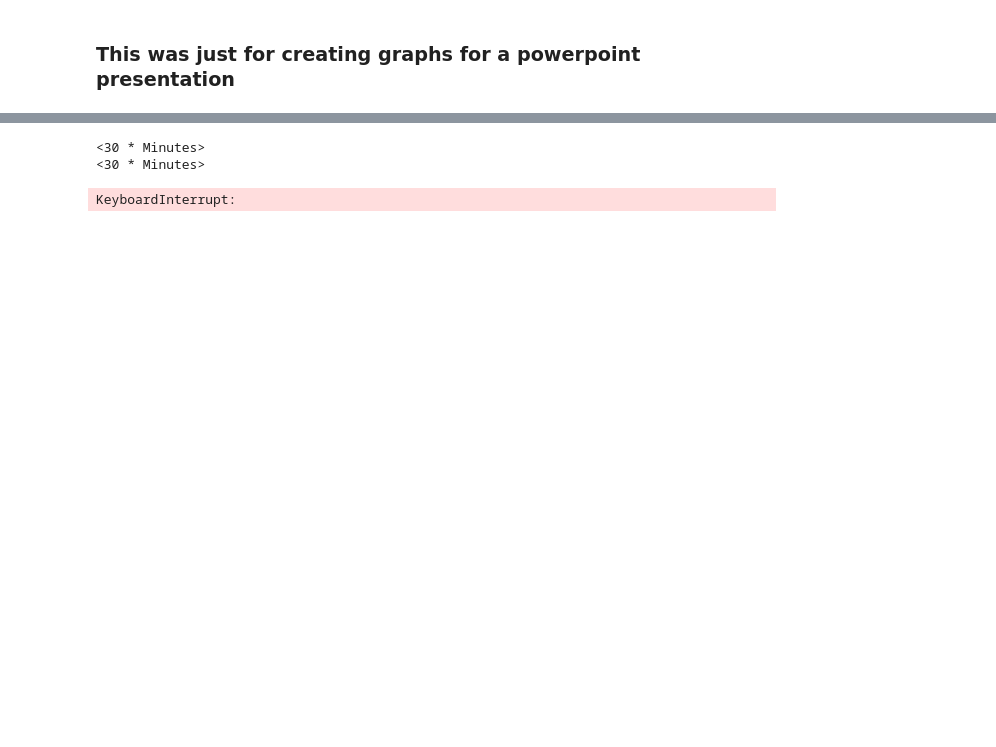
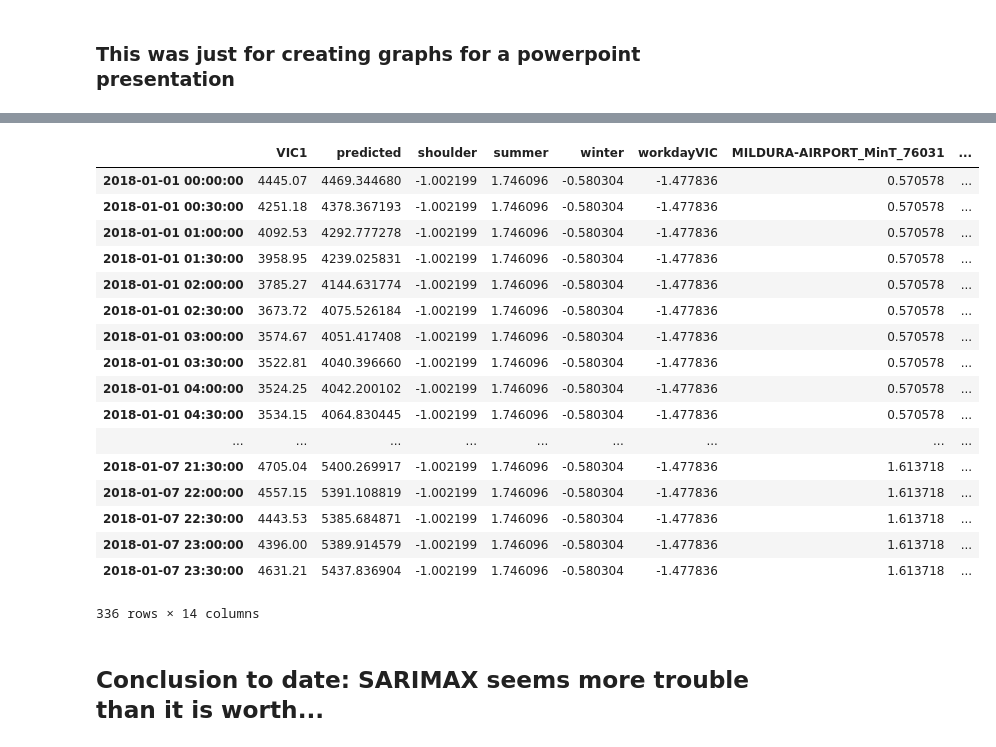
Before and after one commit to pat-hearps/elec-forecast-NEM-GA, a Jupyter notebook: Elec/modelling-analysis/SARIMAX.ipynb, the cells around one changed output, grey strips where cells are left out. Cells and saved outputs as stored; diff of their text form; code cells hidden in the pictures; blank space fills up the shorter version.

```diff
--- a/Elec/modelling-analysis/SARIMAX.ipynb
+++ b/Elec/modelling-analysis/SARIMAX.ipynb
@@ -309,0 +290,3 @@ def test_stationarity(timeseries):
+# %%
+x_test = dfroll[dfroll.index.year == 2018].iloc[:,2:]
+x_test.head(3)
@@ -309,0 +299,3 @@ def test_stationarity(timeseries):
+# %%
+x_test = x_test.iloc[:48*7,:]
+x_test.tail(3)
@@ -309,0 +308,4 @@ def test_stationarity(timeseries):
+# %%
+%%time
+yhat = model.predict(start=X_train.index.max()+1, end=X_train.index.max()+48*7, exog=x_test)
+yhat
@@ -320,6 +323,0 @@ vfeatures.head()
-# %%
-print(target.index.freq)
-print(vfeatures.index.freq)
-# %% [output]
-<30 * Minutes>
-<30 * Minutes>
@@ -332,9 +323,0 @@ y_test = target[target.index.year == 2018]
-# %%
-%%time
-
-# Fit the model
-mod = sm.tsa.statespace.SARIMAX(endog=Y_train, exog=X_train, order=(1,1,1), seasonal_order=(1,0,0,48))
-res = mod.fit(disp=False)
-print(res.summary())
-# %% [output]
-KeyboardInterrupt:
@@ -345,3 +323,0 @@ KeyboardInterrupt:
-# %%
-%%time
-yhat = res.predict(start=newtarget.index.min(), end=newtarget.index.max())
@@ -365,2 +324,26 @@ newtarget
+# %%
+dfroll.loc[yhat.index,'predicted'] = yhat
+dfroll.loc[yhat.index]
+# %% [output]
+|  | VIC1 | predicted | shoulder | summer | winter | workdayVIC | MILDURA-AIRPORT_MinT_76031 | ... |
+| 2018-01-01 00:00:00 | 4445.07 | 4469.344680 | -1.002199 | 1.746096 | -0.580304 | -1.477836 | 0.570578 | ... |
+| 2018-01-01 00:30:00 | 4251.18 | 4378.367193 | -1.002199 | 1.746096 | -0.580304 | -1.477836 | 0.570578 | ... |
+| 2018-01-01 01:00:00 | 4092.53 | 4292.777278 | -1.002199 | 1.746096 | -0.580304 | -1.477836 | 0.570578 | ... |
+| 2018-01-01 01:30:00 | 3958.95 | 4239.025831 | -1.002199 | 1.746096 | -0.580304 | -1.477836 | 0.570578 | ... |
+| 2018-01-01 02:00:00 | 3785.27 | 4144.631774 | -1.002199 | 1.746096 | -0.580304 | -1.477836 | 0.570578 | ... |
+| 2018-01-01 02:30:00 | 3673.72 | 4075.526184 | -1.002199 | 1.746096 | -0.580304 | -1.477836 | 0.570578 | ... |
+| 2018-01-01 03:00:00 | 3574.67 | 4051.417408 | -1.002199 | 1.746096 | -0.580304 | -1.477836 | 0.570578 | ... |
+| 2018-01-01 03:30:00 | 3522.81 | 4040.396660 | -1.002199 | 1.746096 | -0.580304 | -1.477836 | 0.570578 | ... |
+| 2018-01-01 04:00:00 | 3524.25 | 4042.200102 | -1.002199 | 1.746096 | -0.580304 | -1.477836 | 0.570578 | ... |
+| 2018-01-01 04:30:00 | 3534.15 | 4064.830445 | -1.002199 | 1.746096 | -0.580304 | -1.477836 | 0.570578 | ... |
+| ... | ... | ... | ... | ... | ... | ... | ... | ... |
+| 2018-01-07 21:30:00 | 4705.04 | 5400.269917 | -1.002199 | 1.746096 | -0.580304 | -1.477836 | 1.613718 | ... |
+| 2018-01-07 22:00:00 | 4557.15 | 5391.108819 | -1.002199 | 1.746096 | -0.580304 | -1.477836 | 1.613718 | ... |
+| 2018-01-07 22:30:00 | 4443.53 | 5385.684871 | -1.002199 | 1.746096 | -0.580304 | -1.477836 | 1.613718 | ... |
+| 2018-01-07 23:00:00 | 4396.00 | 5389.914579 | -1.002199 | 1.746096 | -0.580304 | -1.477836 | 1.613718 | ... |
+| 2018-01-07 23:30:00 | 4631.21 | 5437.836904 | -1.002199 | 1.746096 | -0.580304 | -1.477836 | 1.613718 | ... |
+336 rows × 14 columns
+# %% [markdown]
+## Conclusion to date: SARIMAX seems more trouble than it is worth...
 # %%
 p = figure(x_axis_type='datetime', plot_width = 850, plot_height = 400)
```
Also changed, not shown: parts of 44 cells of this notebook, 1 other file.
